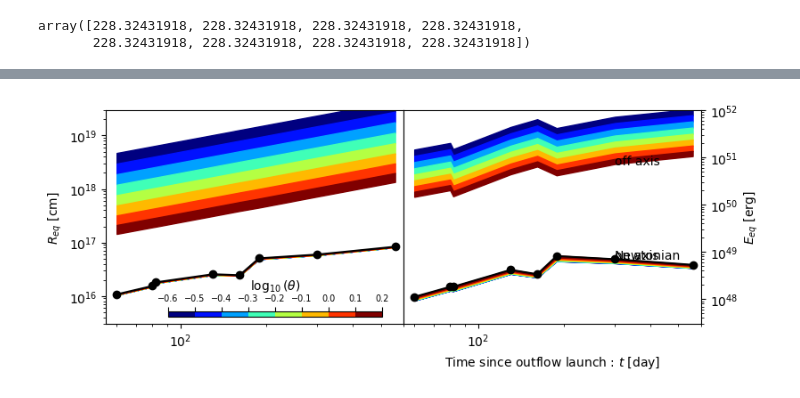
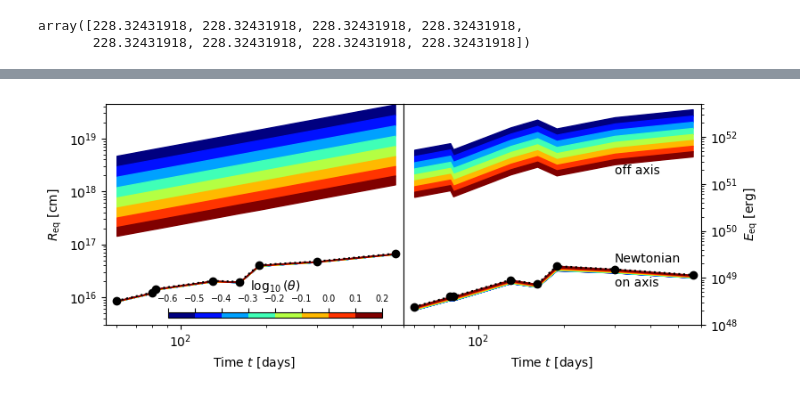
Before and after one commit to rohdog2003/equipartition, a Jupyter notebook: demos/MP23comparison.ipynb, the cells around one changed output, grey strips where cells are left out. Saved outputs shown, nothing was run; the diff lists cells and outputs as text; code cells hidden in the pictures.

```diff
--- a/demos/MP23comparison.ipynb
+++ b/demos/MP23comparison.ipynb
@@ -261,7 +346,7 @@ Corrections like out of equipartition, electrons radiating at $\nu_m$, and hot p
 # %%
 start = time.time()
 
-equip_Newtonian = Equipartition(FpmJy, nup10, tdays, z, 0, newtonian = True, epse = epse, p = p, corr = True, outofequipartition = False) #gammaM_newtonian = 0.2)
+equip_Newtonian_mDFE = Equipartition(FpmJy, nup10, tdays, z, 0, newtonian = True, epse = epse, p = p, corr = True, outofequipartition = False, fA=1, fV = 1, cosmo = cosmo, energysum = True) #gammaM_newtonian = 0.2)
 
 end = time.time()
 
@@ -269,8 +354,8 @@ print("time to run Newtonian:", (end - start) * 1000, "ms")
 
 start = time.time()
 
-equip_onAxis = [Equipartition(FpmJy, nup10, tdays, z, thet, newtonian = False, onAxis = True, epse = epse, p = p, corr = True, outofequipartition = False) for thet in theta] # solving ~70 four velocities
-equip_offAxis = [Equipartition(FpmJy, nup10, tdays, z, thet, newtonian = False, onAxis = False, epse = epse, p = p, corr = True, outofequipartition = False) for thet in theta] # solving ~70 four velocities
+equip_onAxis_mDFE = [Equipartition(FpmJy, nup10, tdays, z, thet, newtonian = False, onAxis = True, epse = epse, p = p, corr = True, outofequipartition = False, cosmo = cosmo, energysum = True) for thet in theta] # solving ~70 four velocities
+equip_offAxis_mDFE = [Equipartition(FpmJy, nup10, tdays, z, thet, newtonian = False, onAxis = False, epse = epse, p = p, corr = True, outofequipartition = False, cosmo = cosmo, energysum = True) for thet in theta] # solving ~70 four velocities
 
 end = time.time()
 print("time to run relativistic:", (end - start) * 1000, "ms")
@@ -368,0 +457,16 @@ plt.savefig("MP23corrComparison.png")
+# %%
+start = time.time()
+
+equip_Newtonian = Equipartition(FpmJy, nup10, tdays, z, 0, newtonian = True, epse = epse, p = p, corr = True, outofequipartition = True, epsB = epsB, fA=1, fV = 1, cosmo = cosmo, energysum = True) #gammaM_newtonian = 0.2)
+
+end = time.time()
+
+print("time to run Newtonian:", (end - start) * 1000, "ms")
+
+start = time.time()
+
+equip_onAxis = [Equipartition(FpmJy, nup10, tdays, z, thet, newtonian = False, onAxis = True, epse = epse, p = p, corr = True, outofequipartition = True, epsB = epsB, cosmo = cosmo, energysum = True) for thet in theta] # solving ~70 four velocities
+equip_offAxis = [Equipartition(FpmJy, nup10, tdays, z, thet, newtonian = False, onAxis = False, epse = epse, p = p, corr = True, outofequipartition = True, epsB = epsB, cosmo = cosmo, energysum = True) for thet in theta] # solving ~70 four velocities
+
+end = time.time()
+print("time to run relativistic:", (end - start) * 1000, "ms")
@@ -385,42 +793,43 @@ ax4 = ax[1]
 xleft = 55
 xright = 600
 #plt.subplot(4, 1, 3)
 ax3.set_xscale("log")
 ax3.set_xlim(xleft, xright)
 ax3.set_yscale("log")
-ax3.set_ylim(3e15, 3e19)
-ax3.set_ylabel(r"$R_{eq}$ [cm]")
-ax3.plot(tdays, equip_Newtonian.Req(), color = "k", marker = "o")
+ax3.set_xlabel(r"Time $t$ [days]")
+ax3.set_ylim(3e15, 4.5e19)
+ax3.set_ylabel(r"$R_{\rm{eq}}$ [cm]")
+ax3.plot(tdays, equip_Newtonian.Req(), color = "k", marker = "o", linestyle = ":")
 for i in range(0, len(theta) - 1):
     ax3.fill_between(tdays, equip_onAxis[i].Req(), equip_onAxis[i + 1].Req(), color = cmap(norm(np.log10(theta[i])/2 + np.log10(theta[i + 1])/2)))
     ax3.fill_between(tdays, equip_offAxis[i].Req(), equip_offAxis[i + 1].Req(), color = cmap(norm(np.log10(theta[i])/2 + np.log10(theta[i + 1])/2)))
 
 #plt.subplot(4, 1, 4)
 ax4.set_xscale("log")
 ax4.set_xlim(xleft, xright)
 ax4.yaxis.tick_right()
 ax4.yaxis.set_label_position("right")
 ax4.set_yscale("log")
-ax4.set_xlabel(r"Time since outflow launch : $t$ [day]")
-ax4.set_ylim(3e47, 1e52)
-ax4.set_ylabel(r"$E_{eq}$ [erg]")
-ax4.plot(tdays, equip_Newtonian.energyeq(), color = "k", marker = "o")#, lw = 0.5)
-plt.annotate("Newtonian", (tdays[6], equip_Newtonian.energyeq()[6]))
+ax4.set_xlabel(r"Time $t$ [days]")
+ax4.set_ylim(1e48, 5e52)
+ax4.set_ylabel(r"$E_{\rm{eq}}$ [erg]")
+ax4.plot(tdays, equip_Newtonian.energyeq(), color = "k", marker = "o", linestyle = ":")#, lw = 0.5)
+plt.annotate("Newtonian", (tdays[6], equip_Newtonian.energyeq()[6] * 1.4))
 for i in range(0, len(theta) - 1):
     ax4.fill_between(tdays, equip_onAxis[i].energyeq(), equip_onAxis[i + 1].energyeq(), color = cmap(norm(np.log10(theta[i])/2 + np.log10(theta[i + 1])/2)))
     ax4.fill_between(tdays, equip_offAxis[i].energyeq(), equip_offAxis[i + 1].energyeq(), color = cmap(norm(np.log10(theta[i])/2 + np.log10(theta[i + 1])/2)))
 
-plt.annotate("on axis", (tdays[6], equip_onAxis[-1].energyeq()[6]))
-plt.annotate("off axis", (tdays[6], equip_offAxis[-1].energyeq()[6]))
+plt.annotate("on axis", (tdays[6], equip_onAxis[0].energyeq()[4]))
+plt.annotate("off axis", (tdays[6], equip_offAxis[-1].energyeq()[6] * 0.6))
 
 #plt.colorbar.ColorbarBase(ax2, cmap=cmap, norm=norm, spacing='proportional', ticks=bounds, boundaries=bounds, format='%1i')
 plt.tight_layout()
 cax = fig.add_axes([0.17, 0.2, 0.3, 0.02])
 cbar = plt.colorbar(matplotlib.cm.ScalarMappable(norm = norm, cmap = cmap), cax = cax, orientation = "horizontal", label = r"$\log_{10}(\theta)$", location = "top")
 cbar.ax.tick_params(labelsize=7)
 
 plt.tight_layout(pad = 0)
 plt.savefig("MP23corrRE.svg")
-plt.savefig("MP23corrRE.png")
+plt.savefig("MP23corrRE.png", dpi = 1000)
 # %% [output]
-[figure, old version]
+[figure, new version]
```
Also changed, not shown: parts of 18 cells of this notebook, 4 other files.
